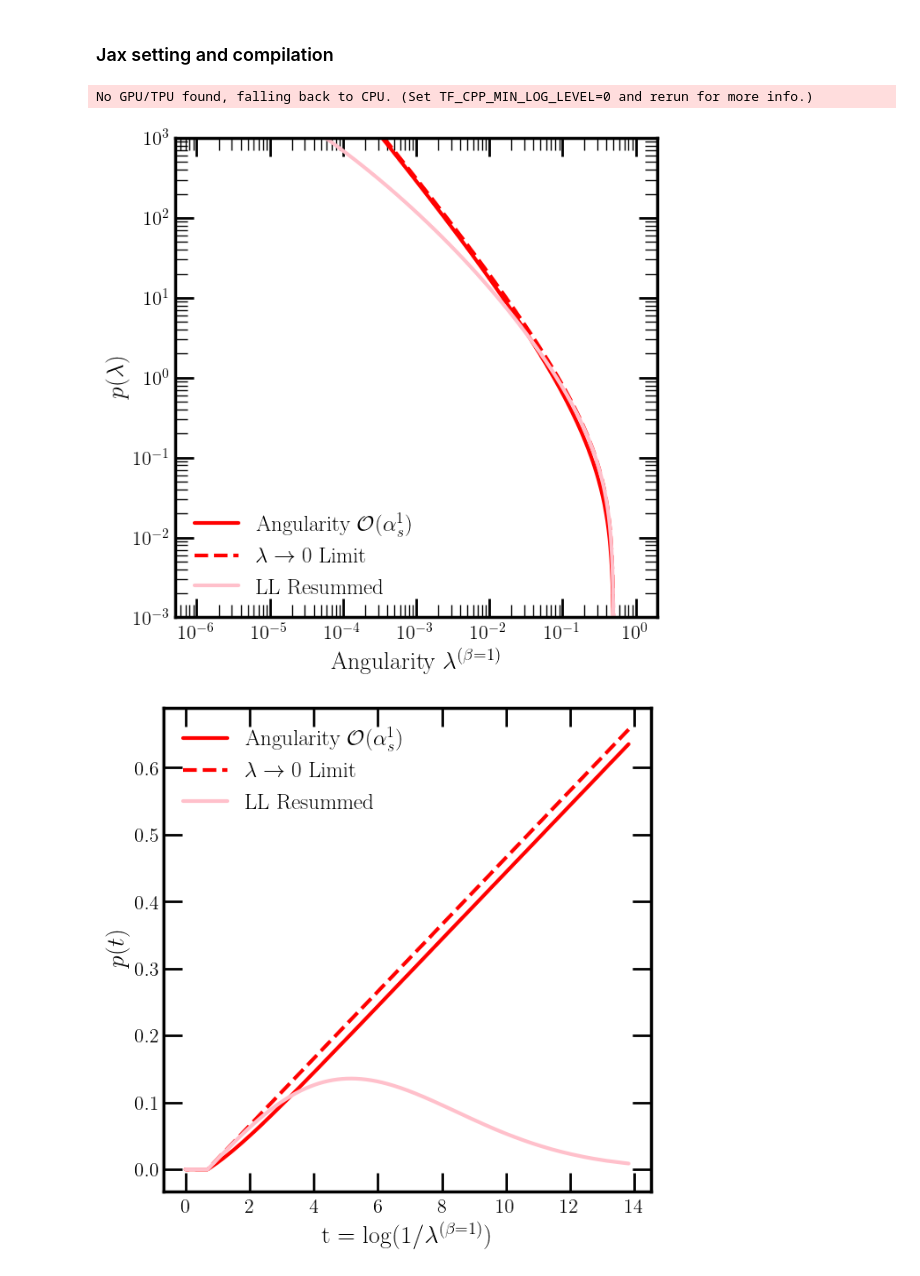
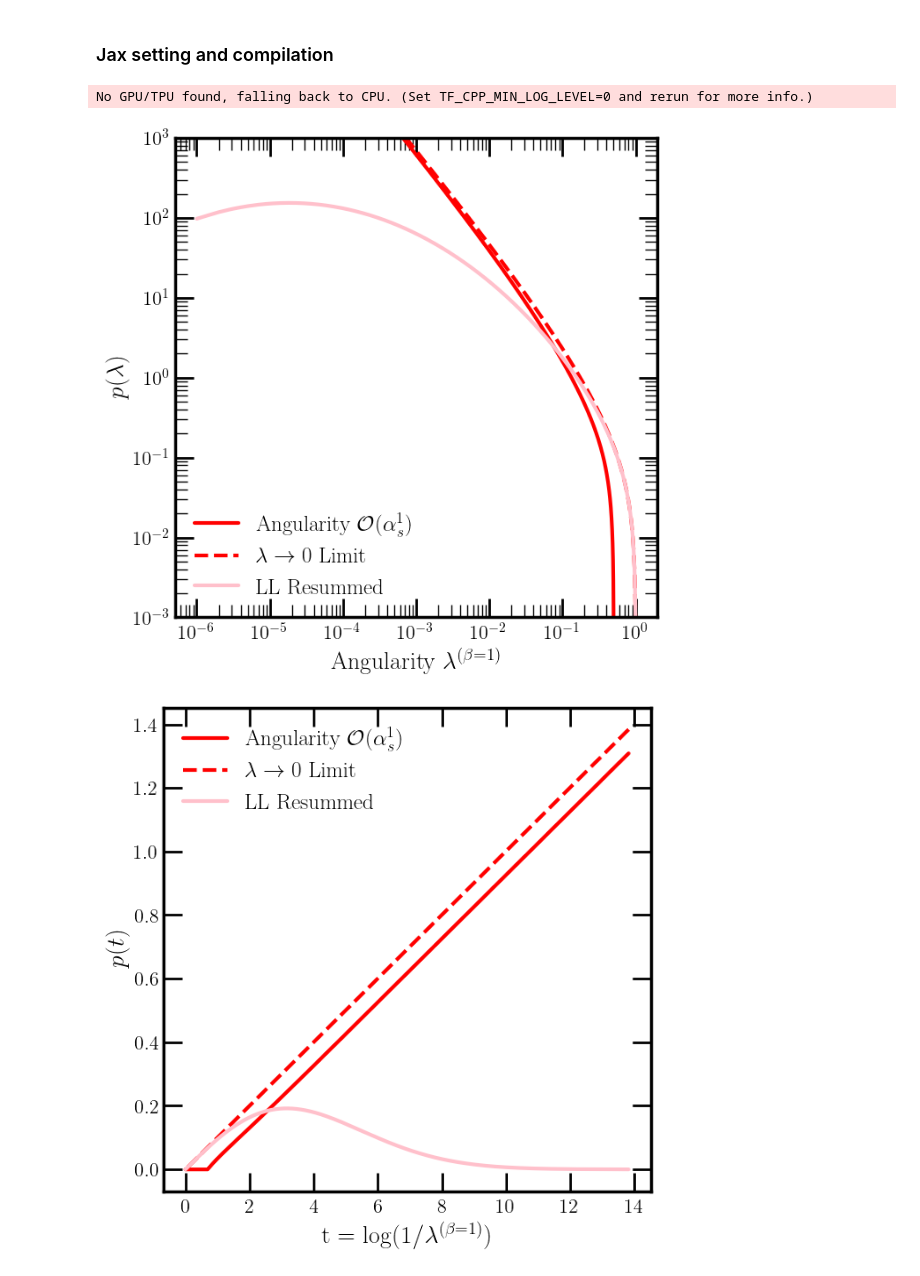
Before and after one commit to rikab/RDF, a Jupyter notebook: jax/angularity.ipynb, the cells around one changed output. Drawn from its saved outputs; the diff is of its cells as text; code cells hidden in the pictures.

```diff
--- a/jax/angularity.ipynb
+++ b/jax/angularity.ipynb
@@ -31,32 +32,38 @@ vmapped_log_q = jax.vmap(jitted_log_q, in_axes=(0, None, None, None))
 # jitted_polynomial = jax.jit(polynomial)
 # vmapped_polynomial = jax.vmap(jitted_polynomial, in_axes=(0, None))
 # %%
-def angularity_full(x, alpha, param = 1):
+def angularity_full(x, alpha, param=1):
+    alpha_bar = alpha * (4/3) / (2 * np.pi)
+    beta = param
+    theta = (x < 0.5) * (x > 0) * 1.0
 
-    alpha_bar = alpha * 4/3 / (2 * np.pi)
-    beta = param
-    theta = (x < 1/2) * (x > 0) * 1
-
-    return alpha_bar / (beta * x) * (2 * jnp.log(1/(2 * x)) - 7/8 + 2 * x - x**2/2) * theta
-
-def angualrity_0(x, alpha, param = 1):
-
-    alpha_bar = alpha * 4/3 / (2 * np.pi)
-    beta = param
-    theta = (x < 1/2) * (x > 0) * 1
-
-    return alpha_bar / (beta * x) * (2 * jnp.log(1/(2 * x)) )  * theta
+    pref = (2.0 * alpha_bar) / (beta * x)
+    bracket = 2.0 * jnp.log((1.0 - x) / x) + 3.0 * x - 1.5
+    return pref * bracket * theta
 
 
-def angularity_resummed(x, alpha, param = 1):
+def angualrity_0(x, alpha, param=1):
+    # Soft–collinear FO
+    alpha_bar = alpha * (4/3) / (2 * np.pi)
+    beta = param
 
-    alpha_bar = alpha * 4/3 / (2 * np.pi)
-    theta = (x < 1/2) * (x > 0) * 1
+    pref = (2.0 * alpha_bar) / (beta * x)
+    bracket = 2.0 * jnp.log(1.0 / x)
+    return pref * bracket
 
-    prefactor = angualrity_0(x, alpha, param)
-    term2 = jnp.exp(-alpha_bar * jnp.log(1/(2* x))**2) * theta
+
+def angularity_resummed(x, alpha, param=1):
+    alpha_bar = alpha * (4/3) / (2 * np.pi)
+    beta = param
+
+    a = 2.0 * alpha_bar / beta
+
+    prefactor = angualrity_0(x, alpha, beta)
+    term2 = jnp.exp(-a * jnp.log(1.0 / x) ** 2)
 
     return prefactor * term2
+
+
 
 
 def t_from_x(x):
@@ -93,32 +100,32 @@ ax.plot(xs, angualrity_0(xs, alpha, param), label = r"$\lambda \to 0$ Limit", co
 ax.plot(xs, angularity_resummed(xs, alpha, param), label = r"LL Resummed", color = "pink")
 ax.legend()
 ax.set_xlabel(r"Angularity $\lambda^{(\beta = 1)}$")
 ax.set_ylabel(r"$p(\lambda)$")
 
 plt.ylim(1e-3, 1e3)
 
 plt.xscale("log")
 plt.yscale("log")
 
 plt.savefig("plots/angularity_full.pdf")
 
 
 
 fig, ax = newplot("full")
 
 
 ax.plot(ts, t_angularity_full(ts, alpha, param), label = r"Angularity $\mathcal{O}(\alpha_s^1)$", color = "red")
 ax.plot(ts, t_angularity_0(ts, alpha, param), label = r"$\lambda \to 0$ Limit", color = "red", ls = "--")
 ax.plot(ts, t_angularity_resummed(ts, alpha, param), label = r"LL Resummed", color = "pink")
 ax.legend()
 ax.set_xlabel(r"t =  $\log(1/\lambda^{(\beta = 1)})$")
 ax.set_ylabel(r"$p(t)$")
 # plt.ylim(1e-3, 1e3)
 
 # plt.axvline(jnp.log(2), color = "grey", ls = "--", lw = 2)
 
 plt.savefig("plots/angularity_full_t.pdf")
 # %% [output]
 No GPU/TPU found, falling back to CPU. (Set TF_CPP_MIN_LOG_LEVEL=0 and rerun for more info.)
-[figure, old version]
+[figure, new version]
-[figure, old version]
+[figure, new version]
```
Also changed, not shown: parts of 8 cells of this notebook, 23 other files.
